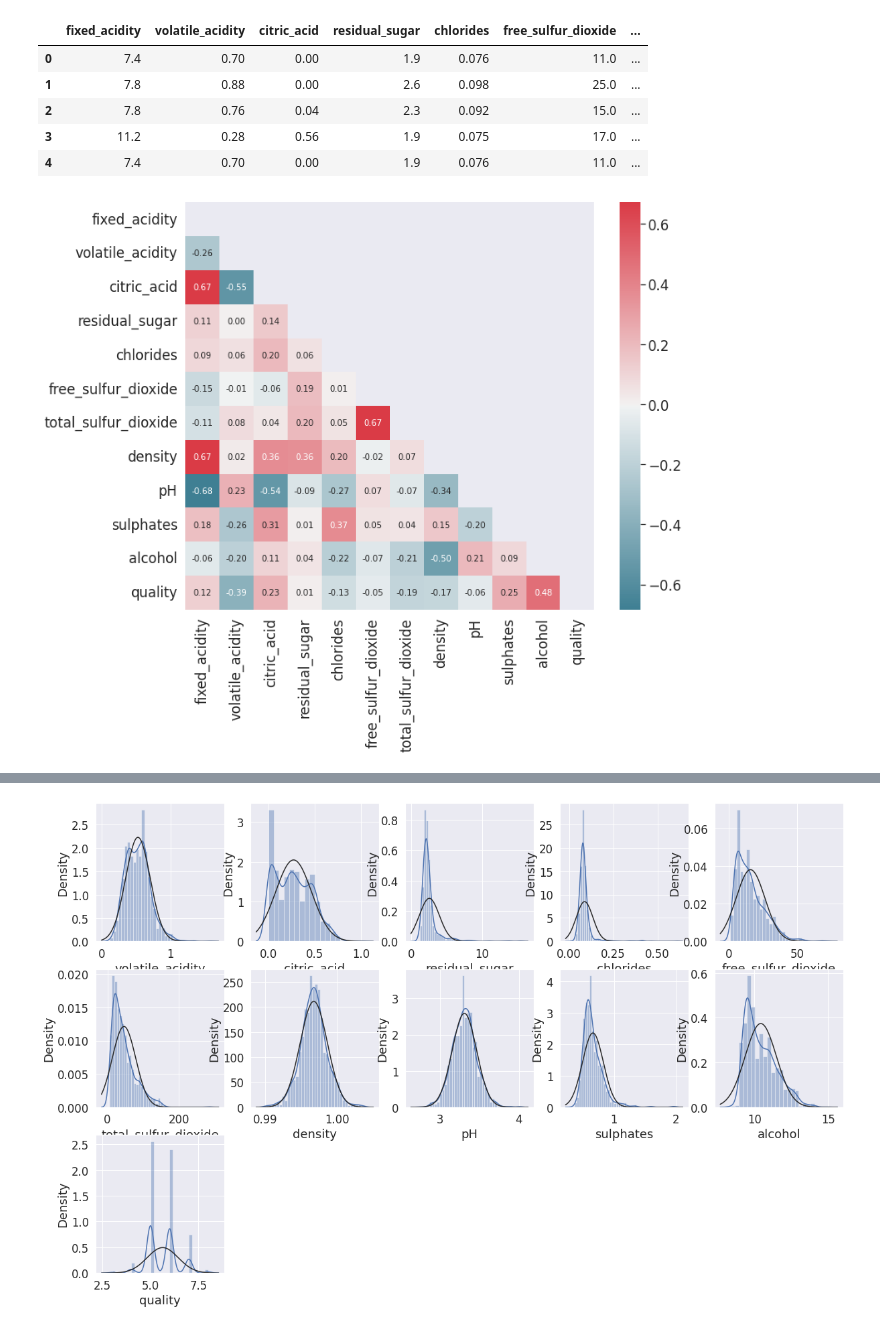
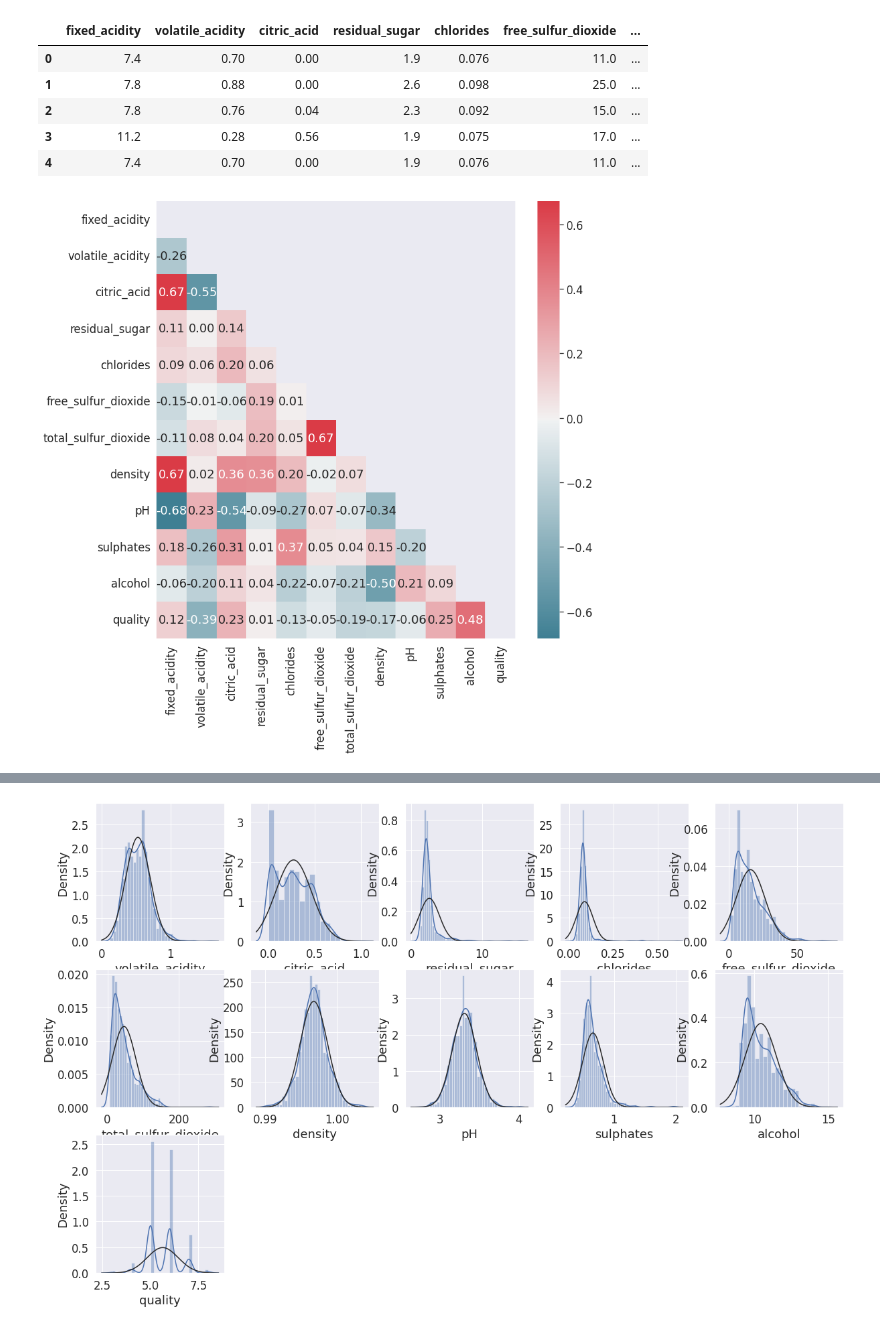
Before and after one commit to rghimre3/INFO5505_Machine_Learning_for-_Data_Scientist, a Jupyter notebook: Ghimire_ramesh.ipynb, the cells around one changed output, grey strips where cells are left out. Cells and saved outputs as stored; diff of their text form; code cells hidden in the pictures.

```diff
--- a/Ghimire_ramesh.ipynb
+++ b/Ghimire_ramesh.ipynb
@@ -157,15 +157,15 @@ df.head()
 corr_matrix = df.corr()
 corr_list = corr_matrix.quality.abs().sort_values(ascending=False).index[0:]
 # %%
-plt.figure(figsize=(11,9))
+plt.figure(figsize=(12,12))
 dropSelf = np.zeros_like(corr_matrix)
 dropSelf[np.triu_indices_from(dropSelf)] = True
 
 sns.heatmap(corr_matrix, cmap=sns.diverging_palette(220, 10, as_cmap=True), annot=True, fmt=".2f", mask=dropSelf)
 
 sns.set(font_scale=1.5)
 # %% [output]
-[figure, old version]
+[figure, new version]
 # %%
 # The correlation matrix shows that alcohal and qulaity has highest correlation according to above correlation matrix
 # %%
```
